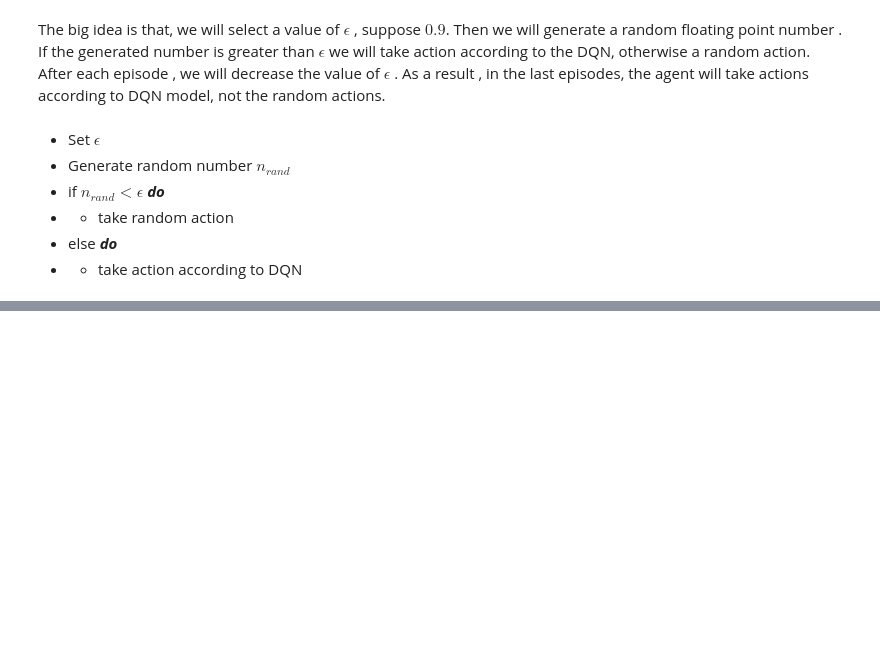
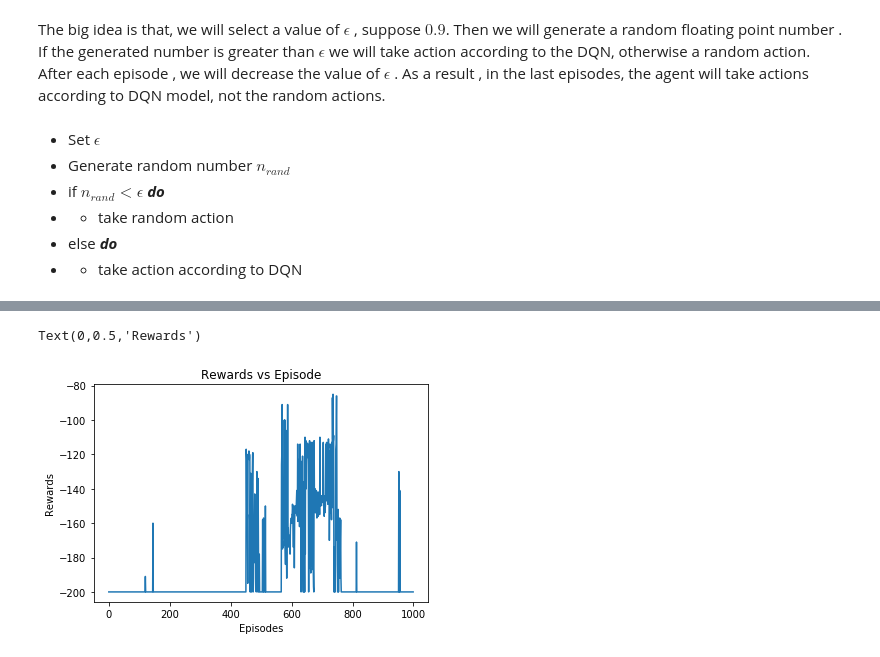
Before and after one commit to sezan92/RLTutorialKeras, a Jupyter notebook: English/RL Tutorial 2/Deep Q Learning.ipynb, the cells around one changed output, grey strips where cells are left out. Saved outputs shown, nothing was run; the diff lists cells and outputs as text; code cells hidden in the pictures; blank space fills up the shorter version.

```diff
--- a/English/RL Tutorial 2/Deep Q Learning.ipynb
+++ b/English/RL Tutorial 2/Deep Q Learning.ipynb
@@ -72,0 +93,2 @@ The big idea is that, we will select a value of $\epsilon$ , suppose $0.9$. Then
+# %%
+env = gym.make('MountainCar-v0')
@@ -72,0 +110,38 @@ The big idea is that, we will select a value of $\epsilon$ , suppose $0.9$. Then
+# %%
+factor=[1,100]
+# %%
+memory=deque(maxlen=memory_size)
+s=env.reset()
+s = s.reshape((1,-1))
+s = s*factor
+a=env.action_space.sample()
+new_s,r,d,_ =env.step(a)
+new_s = new_s.reshape((1,-1))
+new_s = new_s*factor
+experience=(s,r,a,new_s)
+memory.append(experience)
+s = new_s
+for _ in range(memory_size):
+    a=env.action_space.sample()
+    new_s,r,d,_ =env.step(a)
+    new_s = new_s.reshape((1,-1))
+    new_s = new_s*factor
+    if show:
+        env.render()
+    if d:
+        r=-100
+        experience =(s,r,a,new_s)
+        s=env.reset()
+        s = s.reshape((1,-1))
+    else:
+        experience =(s,r,a,new_s)
+    memory.append(experience)
+    s = new_s
+env.close()
+# %%
+model = Sequential()
+model.add(Dense(100,activation='relu',input_shape=(1,state_size)))
+model.add(Dense(100,activation='relu'))
+model.add(Dense(action_size,activation='linear'))
+model.compile(loss='mse',optimizer=Adam(lr=lr),)
+model.summary()
@@ -72,0 +252,8 @@ The big idea is that, we will select a value of $\epsilon$ , suppose $0.9$. Then
+# %%
+plt.plot(reward_list)
+plt.title("Rewards vs Episode")
+plt.xlabel("Episodes")
+plt.ylabel("Rewards")
+# %% [output]
+Text(0,0.5,'Rewards')
+[figure, added]
```
Also changed, not shown: parts of 9 cells of this notebook.
